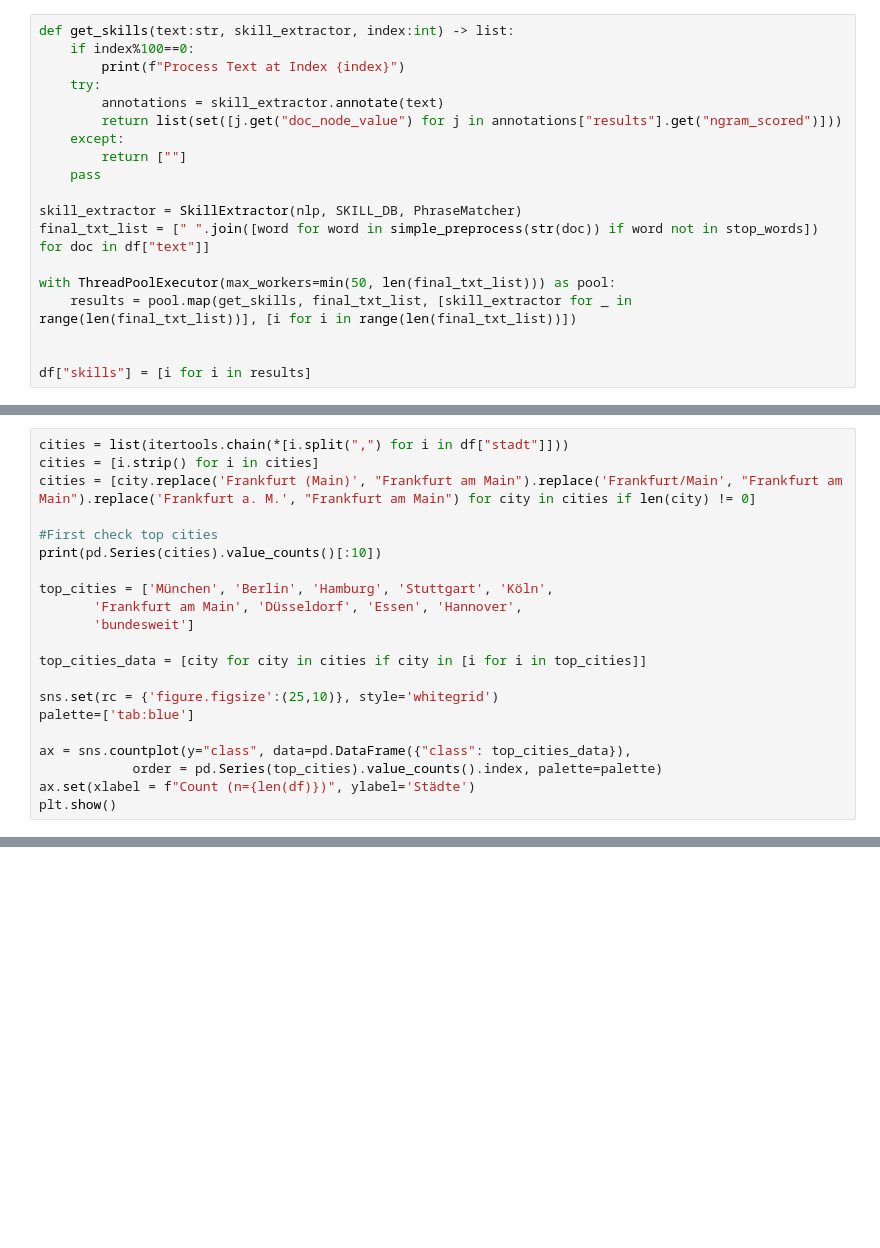
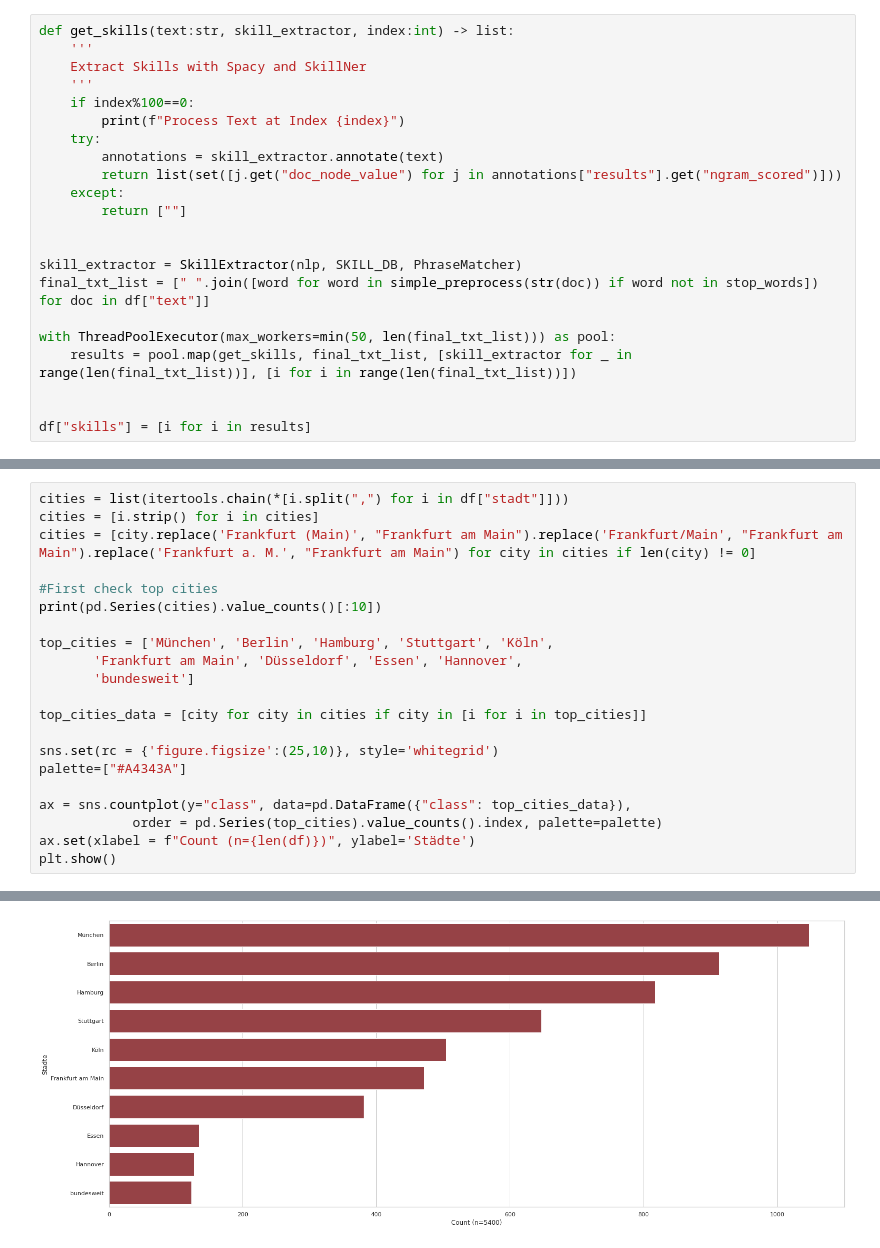
Before and after one commit to give-me-data/stepstone_analysis, a Jupyter notebook: analysis.ipynb, the cells around one changed output, grey strips where cells are left out. Cells and saved outputs as stored; diff of their text form; blank space fills up the shorter version.

```diff
--- a/analysis.ipynb
+++ b/analysis.ipynb
@@ -30,5 +49,8 @@ df
 # %%
 def get_skills(text:str, skill_extractor, index:int) -> list:
+    '''
+    Extract Skills with Spacy and SkillNer
+    '''
     if index%100==0:
         print(f"Process Text at Index {index}")
     try:
@@ -36,7 +58,7 @@ def get_skills(text:str, skill_extractor, index:int) -> list:
         return list(set([j.get("doc_node_value") for j in annotations["results"].get("ngram_scored")]))
     except:
         return [""]
-    pass
+
 
 skill_extractor = SkillExtractor(nlp, SKILL_DB, PhraseMatcher)
 final_txt_list = [" ".join([word for word in simple_preprocess(str(doc)) if word not in stop_words]) for doc in df["text"]]
@@ -61,9 +107,10 @@ top_cities = ['München', 'Berlin', 'Hamburg', 'Stuttgart', 'Köln',
 top_cities_data = [city for city in cities if city in [i for i in top_cities]]
 
 sns.set(rc = {'figure.figsize':(25,10)}, style='whitegrid')
-palette=['tab:blue']
+palette=["#A4343A"]
 
 ax = sns.countplot(y="class", data=pd.DataFrame({"class": top_cities_data}),
             order = pd.Series(top_cities).value_counts().index, palette=palette)
 ax.set(xlabel = f"Count (n={len(df)})", ylabel='Städte')
 plt.show()
+# %% [output]
@@ -70,3 +128,4 @@ plt.show()
+[figure, added]
 # %%
 #Top10 Skills
 skills = list(itertools.chain(*df["skills"]))
```
Also changed, not shown: parts of 7 cells of this notebook, 1 other file.
